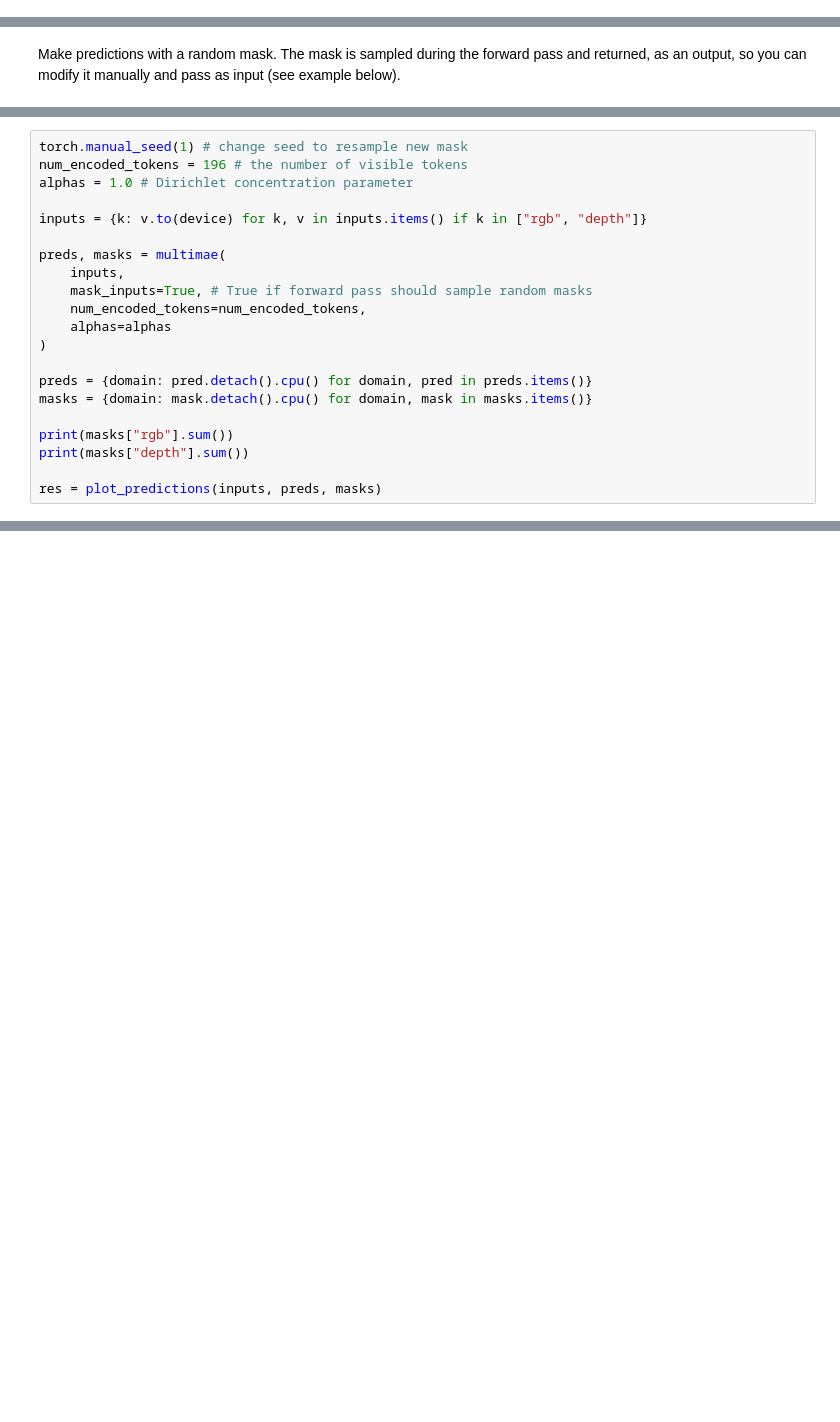
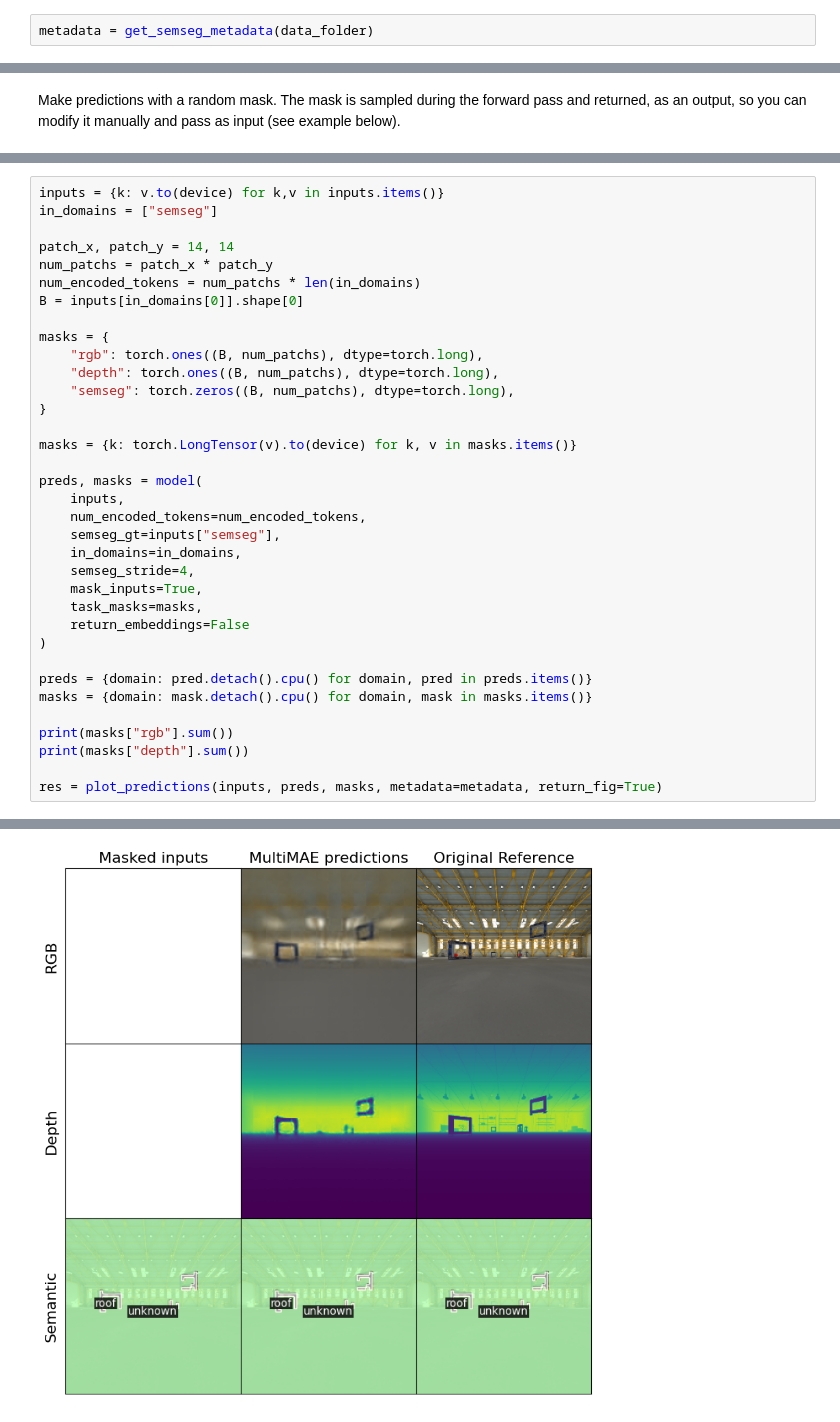
Before and after one commit to xingcw/MultiMAE, a Jupyter notebook: notebooks/test_custom_multimae.ipynb, the cells around one changed output, grey strips where cells are left out. Saved outputs shown, nothing was run; the diff lists cells and outputs as text; blank space fills up the shorter version.

Commit message:
testing model done

```diff
--- a/notebooks/test_custom_multimae.ipynb
+++ b/notebooks/test_custom_multimae.ipynb
@@ -45 +52,3 @@ Try out MultiMAE by loading any RGB image from a URL using this form:
+# %%
+metadata = get_semseg_metadata(data_folder)
 # %%
@@ -101,15 +118,29 @@ print(inputs["semseg"].shape)
 # %%
-torch.manual_seed(1) # change seed to resample new mask
-num_encoded_tokens = 196 # the number of visible tokens
-alphas = 1.0 # Dirichlet concentration parameter
+inputs = {k: v.to(device) for k,v in inputs.items()}
+in_domains = ["semseg"]
 
-inputs = {k: v.to(device) for k, v in inputs.items() if k in ["rgb", "depth"]}
+patch_x, patch_y = 14, 14
+num_patchs = patch_x * patch_y
+num_encoded_tokens = num_patchs * len(in_domains)
+B = inputs[in_domains[0]].shape[0]
 
-preds, masks = multimae(
+masks = {
+    "rgb": torch.ones((B, num_patchs), dtype=torch.long),
+    "depth": torch.ones((B, num_patchs), dtype=torch.long),
+    "semseg": torch.zeros((B, num_patchs), dtype=torch.long),
+}
+
+masks = {k: torch.LongTensor(v).to(device) for k, v in masks.items()}
+
+preds, masks = model(
     inputs,
-    mask_inputs=True, # True if forward pass should sample random masks
     num_encoded_tokens=num_encoded_tokens,
-    alphas=alphas
+    semseg_gt=inputs["semseg"],
+    in_domains=in_domains,
+    semseg_stride=4,
+    mask_inputs=True,
+    task_masks=masks,
+    return_embeddings=False
 )
 
 preds = {domain: pred.detach().cpu() for domain, pred in preds.items()}
@@ -118,4 +149,5 @@ masks = {domain: mask.detach().cpu() for domain, mask in masks.items()}
 print(masks["rgb"].sum())
 print(masks["depth"].sum())
 
-res = plot_predictions(inputs, preds, masks)
+res = plot_predictions(inputs, preds, masks, metadata=metadata, return_fig=True)
+# %% [output]
@@ -121,0 +156 @@ res = plot_predictions(inputs, preds, masks)
+[figure, added]
```
Also changed, not shown: parts of 10 cells of this notebook, 3 other files.
